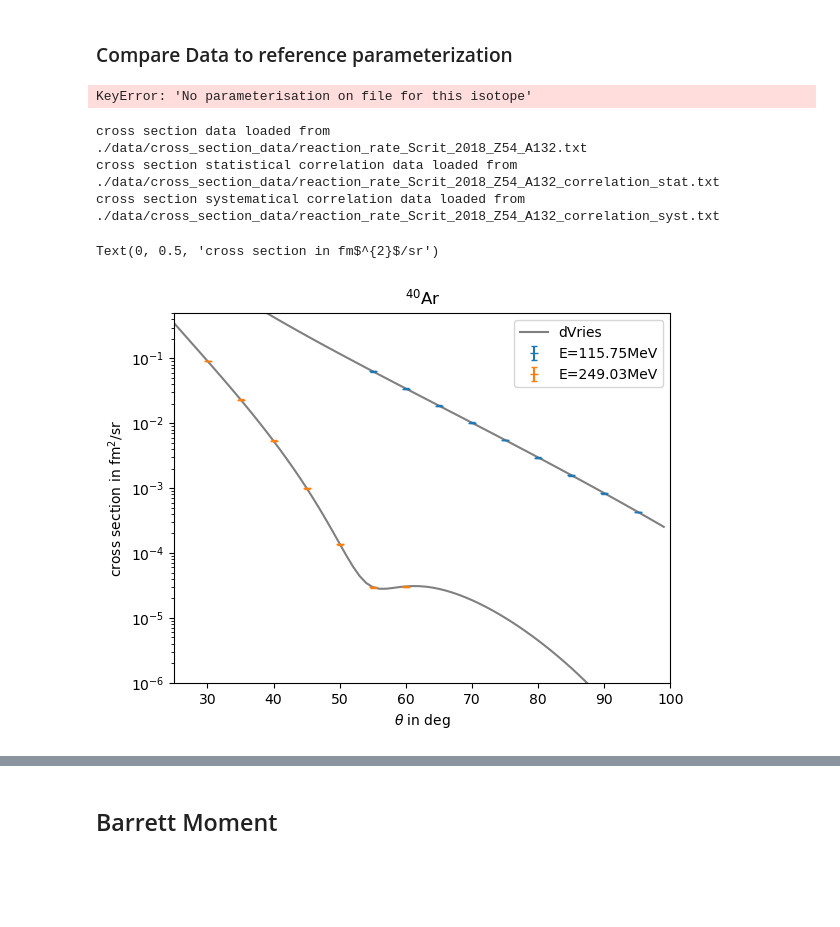
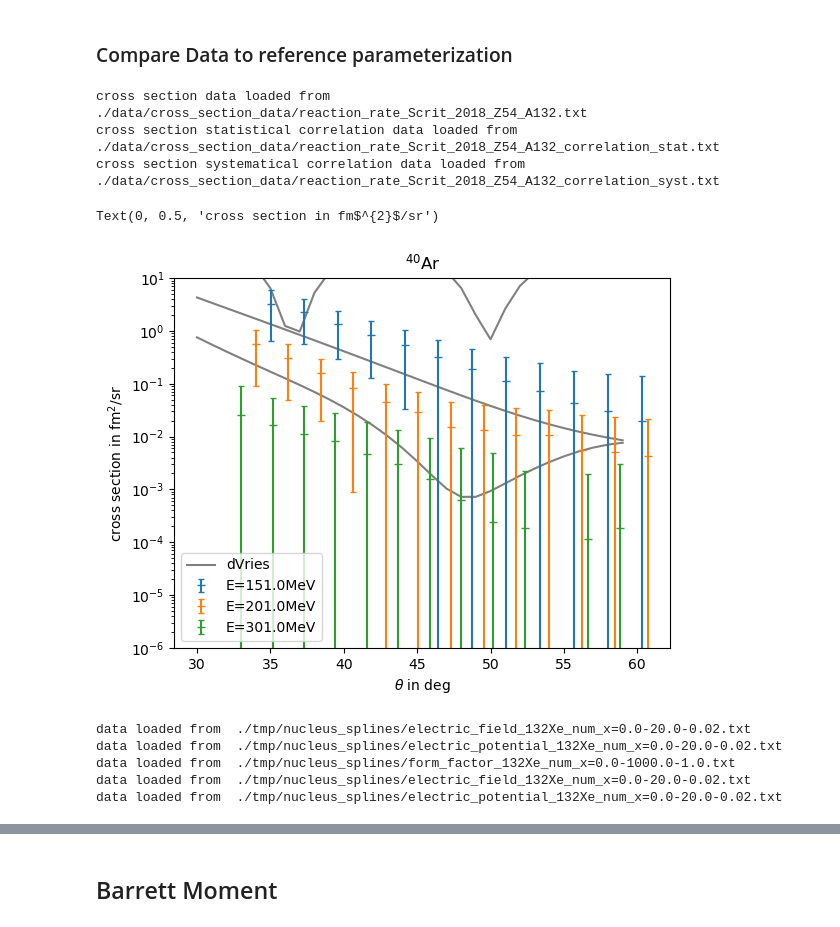
Before and after one commit to akotarel/phasr, a Jupyter notebook: docs/examples/ExamplesFit.ipynb, the cells around one changed output, grey strips where cells are left out. Saved outputs shown, nothing was run; the diff lists cells and outputs as text; code cells hidden in the pictures; blank space fills up the shorter version.

```diff
--- a/docs/examples/ExamplesFit.ipynb
+++ b/docs/examples/ExamplesFit.ipynb
@@ -75,43 +75,66 @@ The dataset Scrit_2018_Z54_A132 can now be accessed by the fitting routines
 ### Compare Data to reference parameterization
 # %%
 # Comparison extraction from dVries et al. 1987
-nuc_Ar40_ref = phr.nuclei.load_reference_nucleus(Z,A)
-nuc_Ar40_ref
+#nuc_Ar40_ref = phr.nuclei.load_reference_nucleus(Z,A)
+#nuc_Ar40_ref
+nucleus=phr.nucleus('Xe132_FB',Z=Z,A=A,ai=np.array([ 0.05740165,  0.05250304, -0.03442148, -0.02282753,  0.01333736]),R=10)
-# %% [output]
-KeyError: 'No parameterisation on file for this isotope'
 # %%
-data_Ar40, corr_stat_Ar40, corr_syst_Ar40 = phr.cross_section_fitter.data_prepper.load_dataset("Scrit_2018",Z,A,data_type)
+data, corr_stat, corr_syst = phr.cross_section_fitter.data_prepper.load_dataset("Scrit_2018",Z,A,data_type)
 # %% [output]
 cross section data loaded from  ./data/cross_section_data/reaction_rate_Scrit_2018_Z54_A132.txt
 cross section statistical correlation data loaded from  ./data/cross_section_data/reaction_rate_Scrit_2018_Z54_A132_correlation_stat.txt
 cross section systematical correlation data loaded from  ./data/cross_section_data/reaction_rate_Scrit_2018_Z54_A132_correlation_syst.txt
 # %%
 args_optimised =  {'method': 'DOP853',
- 'N_partial_waves': 25,
- 'atol': 1e-08,
+ 'N_partial_waves': 70,
+ 'atol': 1e-06,
  'rtol': 1e-06,
  'energy_norm': 0.001973269804,
  'phase_difference_limit': 1e-06}
-# %%
-theta=np.arange(25,100,1)*pi/180
-CS={}
-for E in np.unique(data_Ar40[:,0]):
-    CS[E]=phr.crosssection_lepton_nucleus_scattering(E,theta,nuc_Ar40_ref,**args_optimised)*phr.constants.hc**2
+# %%
+theta=np.arange(30,60,1)*pi/180
+CS={}
+L={}
+for E in np.unique(data[:,0]):
+    CS[E]=phr.crosssection_lepton_nucleus_scattering(E,theta,nucleus,**args_optimised)*phr.constants.hc**2
+    if E==151.0:
+        L[E]=0.87e1
+    elif E==201.0:
+        L[E]=1.06e1
+    else:
+        L[E]=1.55e1
 # %%
-for E in np.unique(data_Ar40[:,0]):
-    mask = data_Ar40[:,0]==E
-    plt.errorbar(data_Ar40[mask,1]*180/pi,data_Ar40[mask,2],np.sqrt(data_Ar40[mask,3]**2+data_Ar40[mask,4]**2),capsize=2,marker='_',linestyle='',label='E='+str(E)+'MeV')
+for E in np.unique(data[:,0]):
+    mask = data[:,0]==E
+    plt.errorbar(data[mask,1]*180/pi,data[mask,2]/L[E],np.sqrt(data[mask,3]**2+data[mask,4]**2),capsize=2,marker='_',linestyle='',label='E='+str(E)+'MeV')
 first = True
-for E in np.unique(data_Ar40[:,0]):
+for E in np.unique(data[:,0]):
     plt.plot(theta*180/pi,CS[E],color='gray',zorder=-2,label='dVries' if first else None)
     first=False
 plt.yscale('log')
 plt.legend()
-plt.xlim(25,100)
-plt.ylim(1e-6,5e-1)
+plt.ylim(1e-6,1e1)
 plt.title(r'$^{40}$Ar')
 plt.xlabel(r'$\theta$ in deg')
 plt.ylabel(r'cross section in fm$^{2}$/sr')
 # %% [output]
 Text(0, 0.5, 'cross section in fm$^{2}$/sr')
-[figure, old version]
+[figure, new version]
+# %%
+t=2.71
+c=5.42
+rho_0=0.07179364630887028
+def rho_Xe132(r):
+    return rho_0/(1+np.exp(4*np.log(3)*(r-c)/t))
+
+nucleus_num = phr.nucleus('132Xe_num',Z=54,A=132,charge_density=rho_Xe132)
+nucleus_num.fill_gaps()
+nucleus_num.set_electric_field_from_charge_density()
+nucleus_num.set_electric_potential_from_electric_field()
+nucleus_num.set_Vmin()
+# %% [output]
+data loaded from  ./tmp/nucleus_splines/electric_field_132Xe_num_x=0.0-20.0-0.02.txt
+data loaded from  ./tmp/nucleus_splines/electric_potential_132Xe_num_x=0.0-20.0-0.02.txt
+data loaded from  ./tmp/nucleus_splines/form_factor_132Xe_num_x=0.0-1000.0-1.0.txt
+data loaded from  ./tmp/nucleus_splines/electric_field_132Xe_num_x=0.0-20.0-0.02.txt
+data loaded from  ./tmp/nucleus_splines/electric_potential_132Xe_num_x=0.0-20.0-0.02.txt
```
Also changed, not shown: parts of 2 cells of this notebook, 10 other files.
